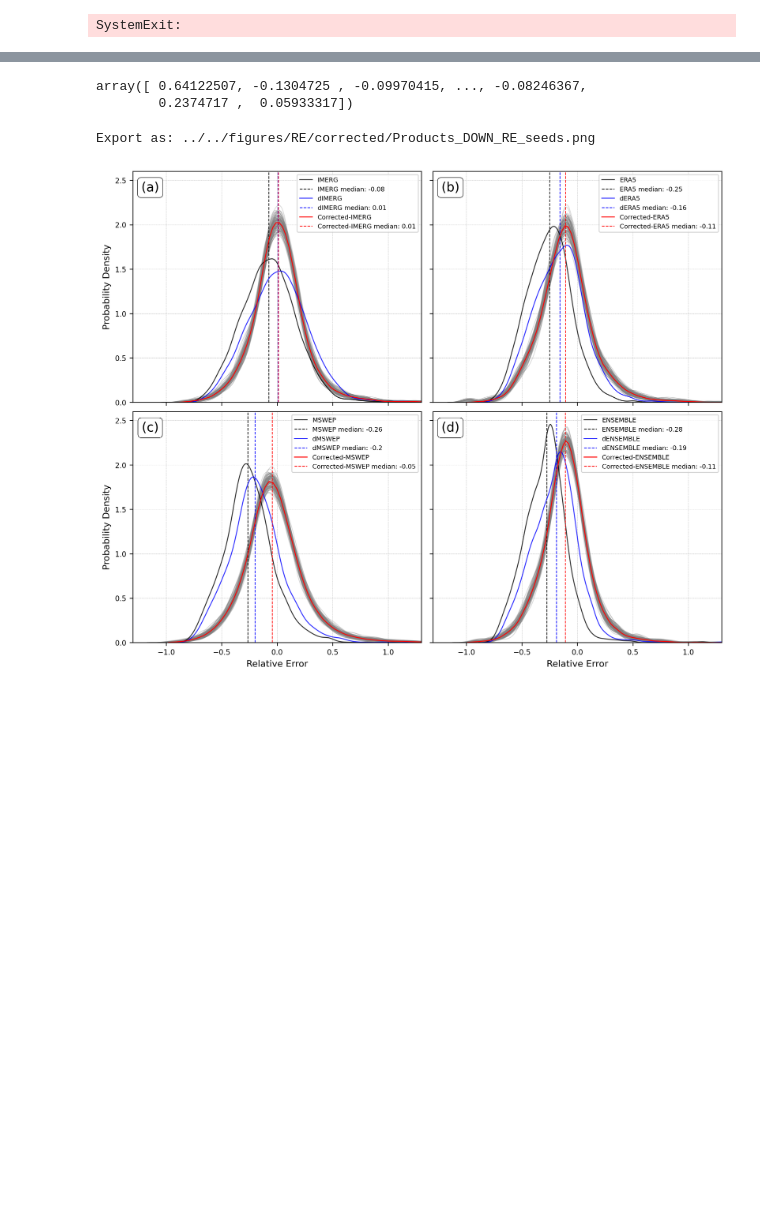
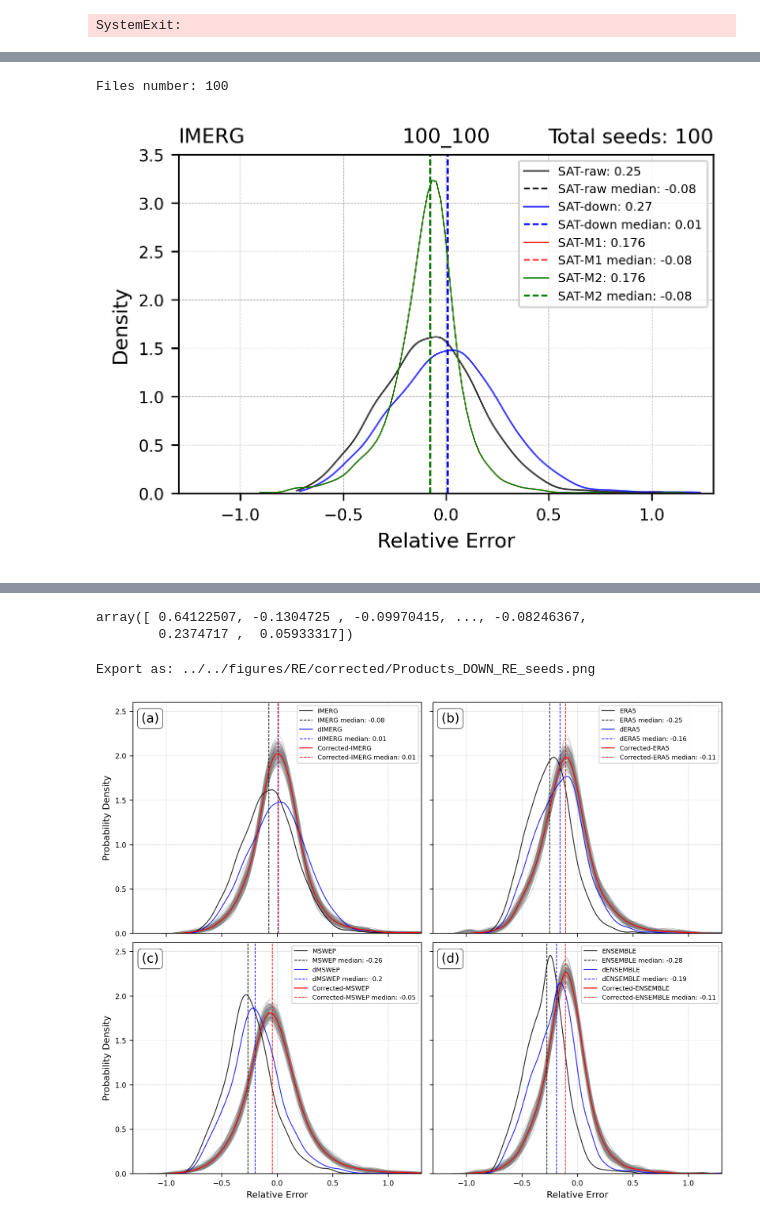
Before and after one commit to TeamExtremes/MEVD-downscaling, a Jupyter notebook: jupyter/Relative_Error/IIb_OBS_bias_all.ipynb, the cells around one changed output, grey strips where cells are left out. Drawn from its saved outputs; the diff is of its cells as text; code cells hidden in the pictures; blank space fills up the shorter version.

```diff
--- a/jupyter/Relative_Error/IIb_OBS_bias_all.ipynb
+++ b/jupyter/Relative_Error/IIb_OBS_bias_all.ipynb
@@ -130,0 +437,4 @@ SystemExit:
+# %%
+# Read the Relative Error data for raw and down RSR
+RE_RSR = pd.read_csv(os.path.join(dir_RSR_RE,f'RE_{product}.csv'))
+RE_RSR.head(3)
@@ -130,0 +462,76 @@ SystemExit:
+# %%
+seed_files = glob.glob(os.path.join(dir_seeds, f'{fraction}_M2',f'RE_{product}_bias*.csv'))
+seed_files = sorted(seed_files)
+seed_len = len(seed_files)
+print(f'Files number: {seed_len}')
+
+RE_M2 = None
+for nn in range(seed_len):
+    RE_data = pd.read_csv(seed_files[nn])
+    if RE_M2 is None:
+        RE_M2 = np.zeros([len(RE_data),seed_len])*np.nan
+    RE_M2[:,nn] = np.array(RE_data['RE_SAT'].values)
+
+RE_M2[np.isinf(RE_M2)] = np.nan
+# %% [output]
+Files number: 100
+# %%
+fig = plt.figure(figsize=(16,3),dpi=300)
+gs = gridspec.GridSpec(1,3)
+
+# ===========================================================================================================================================================================
+# ===========================================================================================================================================================================
+ax1 = plt.subplot(gs[0, 0])
+
+sns.kdeplot(RE_RSR['RE_SAT'], color='k', alpha=0.8, linewidth=0.8, ax=ax1, label=f'SAT-raw: {np.std(RE_RSR.RE_SAT):.2f}',clip=(np.nanmin(np.array(RE_RSR.RE_SAT)), np.nanmax(np.array(RE_RSR.RE_SAT))))
+ax1.axvline(x=np.nanmedian(RE_RSR['RE_SAT'].values), color='k', linestyle='--', linewidth=0.8, label=f'SAT-raw median: {np.round(np.nanmedian(RE_RSR['RE_SAT'].values),2)}')
+
+sns.kdeplot(RE_RSR['RE_DOWN'], color='b', alpha=0.8, linewidth=0.8, ax=ax1, label=f'SAT-down: {np.std(RE_RSR.RE_DOWN):.2f}',clip=(np.nanmin(np.array(RE_RSR.RE_DOWN)), np.nanmax(np.array(RE_RSR.RE_DOWN))))
+ax1.axvline(x=np.nanmedian(RE_RSR['RE_DOWN'].values), color='b', linestyle='--', linewidth=0.8, label=f'SAT-down median: {np.round(np.nanmedian(RE_RSR['RE_DOWN'].values),2)}')
+
+# =============================================================================================================================
+x_grid = np.linspace(np.nanmin(RE_M1), np.nanmax(RE_M1), 100)
+kde_values = np.zeros((len(x_grid), RE_M1.shape[1]))
+std_tmp = []
+for nn in range(RE_M1.shape[1]):
+    data = RE_M1[:, nn][np.isfinite(RE_M1[:, nn])]
+    if len(data) > 1:
+        kde = gaussian_kde(data)
+        kde_values[:, nn] = kde(x_grid)
+        std_tmp.append(np.std(data))
+median_M1 = np.nanmedian(kde_values, axis=1)
+std_M1 = np.nanmean(std_tmp)
+
+ax1.plot(x_grid, median_M1, color='red', linewidth=0.6, label=f'SAT-M1: {std_M1:.3f}')
+ax1.axvline(x=np.nanmedian(RE_M1,axis=[0,1]), color='red', linestyle='--', linewidth=0.8, label=f'SAT-M1 median: {np.round(np.nanmedian(RE_M1,axis=[0,1]),2)}')
+
+# =============================================================================================================================
+x_grid = np.linspace(np.nanmin(RE_M2), np.nanmax(RE_M2), 100)
+kde_values = np.zeros((len(x_grid), RE_M2.shape[1]))
+std_tmp = []
+for nn in range(RE_M2.shape[1]):
+    data = RE_M2[:, nn][np.isfinite(RE_M2[:, nn])]
+    if len(data) > 1:
+        kde = gaussian_kde(data)
+        kde_values[:, nn] = kde(x_grid)
+        std_tmp.append(np.std(data))
+median_M2 = np.nanmedian(kde_values, axis=1)
+std_M2 = np.nanmean(std_tmp)
+
+ax1.plot(x_grid, median_M2, color='green', linewidth=0.6, label=f'SAT-M2: {std_M2:.3f}')
+ax1.axvline(x=np.nanmedian(RE_M2,axis=[0,1]), color='green', linestyle='--', linewidth=0.8, label=f'SAT-M2 median: {np.round(np.nanmedian(RE_M2,axis=[0,1]),2)}')
+
+# =============================================================================================================================
+ax1.set_xlabel('Relative Error')
+ax1.set_ylabel('Density')
+ax1.set_title(f'{product}',loc='left',fontsize=10)
+ax1.set_title(f'{fraction}',loc='center',fontsize=10)
+ax1.set_title(f'Total seeds: {seed_len}',loc='right',fontsize=10)
+ax1.legend(fontsize=6,loc=1)
+ax1.set_xlim(-1.3,1.3)
+# ax1.set_ylim(0,2.6)
+ax1.set_ylim(0,3.5)
+ax1.grid(linewidth=0.3, linestyle='--')
+ax1.tick_params(axis='both', which='major', labelsize=8)
+# %% [output]
+[figure, added]
```
Also changed, not shown: parts of 33 cells of this notebook, 5 other files.
